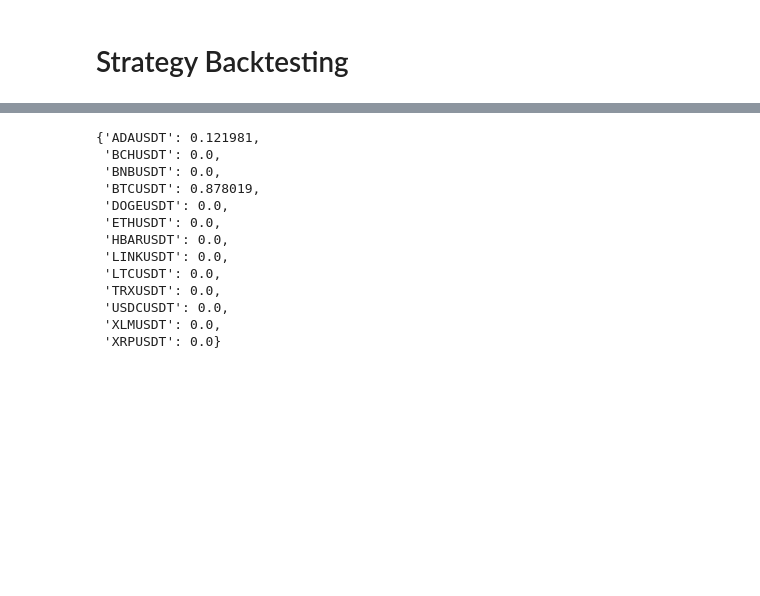
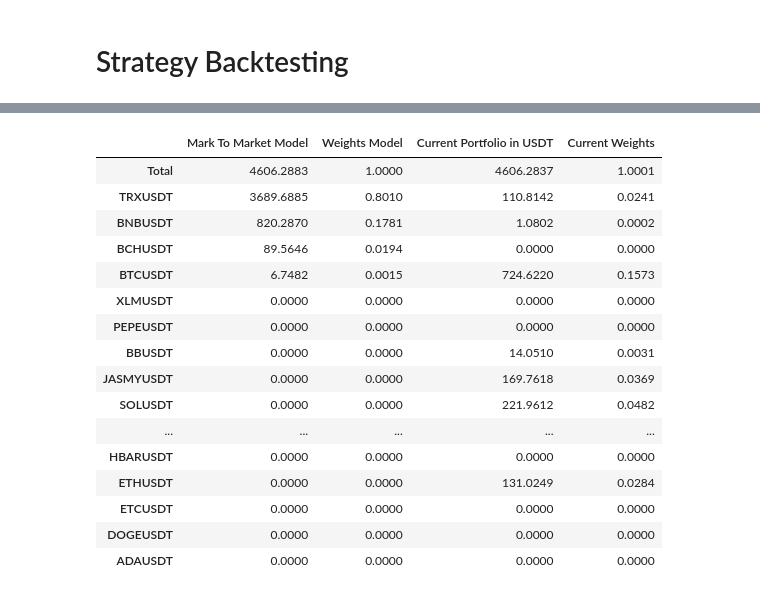
Before and after one commit to niroojane/Risk-Management, a Jupyter notebook: Active Crypto Strategy.ipynb, the cells around one changed output, grey strips where cells are left out. Saved outputs shown, nothing was run; the diff lists cells and outputs as text; code cells hidden in the pictures; blank space fills up the shorter version.

```diff
--- a/Active Crypto Strategy.ipynb
+++ b/Active Crypto Strategy.ipynb
@@ -280,16 +280,40 @@ indicators
-# %%
-tracking[dates_end[-2]][0]
-# %% [output]
-{'ADAUSDT': 0.121981,
- 'BCHUSDT': 0.0,
- 'BNBUSDT': 0.0,
- 'BTCUSDT': 0.878019,
- 'DOGEUSDT': 0.0,
- 'ETHUSDT': 0.0,
- 'HBARUSDT': 0.0,
- 'LINKUSDT': 0.0,
- 'LTCUSDT': 0.0,
- 'TRXUSDT': 0.0,
- 'USDCUSDT': 0.0,
- 'XLMUSDT': 0.0,
- 'XRPUSDT': 0.0}
+# %%
+last_weights=tracking[dates_end[-2]][0]
+weights=pd.DataFrame(last_weights.values(),index=last_weights.keys(),columns=['Weights Model'])
+
+current_positions=Binance.get_inventory().round(4)
+current_positions.columns=['Current Portfolio in USDT','Current Weights']
+amount=current_positions.loc['Total']['Current Portfolio in USDT']
+
+last_prices=Binance.get_price(list(last_weights.keys()))
+
+quantities={}
+
+for key in last_weights:
+    quantities[key]=amount*last_weights[key]#/last_prices[key].values[0]
+
+positions=pd.DataFrame(quantities.values(),index=quantities.keys(),columns=['Mark To Market Model'])
+positions=pd.concat([positions,weights],axis=1)
+
+condition=current_positions.index!='Total'
+portfolio=pd.concat([positions,current_positions.loc[condition]],axis=1).fillna(0)
+portfolio.loc['Total']=portfolio.sum(axis=0)
+portfolio.sort_values(by='Weights Model',ascending=False).round(4)
+# %% [output]
+|  | Mark To Market Model | Weights Model | Current Portfolio in USDT | Current Weights |
+| Total | 4606.2883 | 1.0000 | 4606.2837 | 1.0001 |
+| TRXUSDT | 3689.6885 | 0.8010 | 110.8142 | 0.0241 |
+| BNBUSDT | 820.2870 | 0.1781 | 1.0802 | 0.0002 |
+| BCHUSDT | 89.5646 | 0.0194 | 0.0000 | 0.0000 |
+| BTCUSDT | 6.7482 | 0.0015 | 724.6220 | 0.1573 |
+| XLMUSDT | 0.0000 | 0.0000 | 0.0000 | 0.0000 |
+| PEPEUSDT | 0.0000 | 0.0000 | 0.0000 | 0.0000 |
+| BBUSDT | 0.0000 | 0.0000 | 14.0510 | 0.0031 |
+| JASMYUSDT | 0.0000 | 0.0000 | 169.7618 | 0.0369 |
+| SOLUSDT | 0.0000 | 0.0000 | 221.9612 | 0.0482 |
+| ... | ... | ... | ... | ... |
+| HBARUSDT | 0.0000 | 0.0000 | 0.0000 | 0.0000 |
+| ETHUSDT | 0.0000 | 0.0000 | 131.0249 | 0.0284 |
+| ETCUSDT | 0.0000 | 0.0000 | 0.0000 | 0.0000 |
+| DOGEUSDT | 0.0000 | 0.0000 | 0.0000 | 0.0000 |
+| ADAUSDT | 0.0000 | 0.0000 | 0.0000 | 0.0000 |
```
Also changed, not shown: parts of 16 cells of this notebook, 3 other files.
